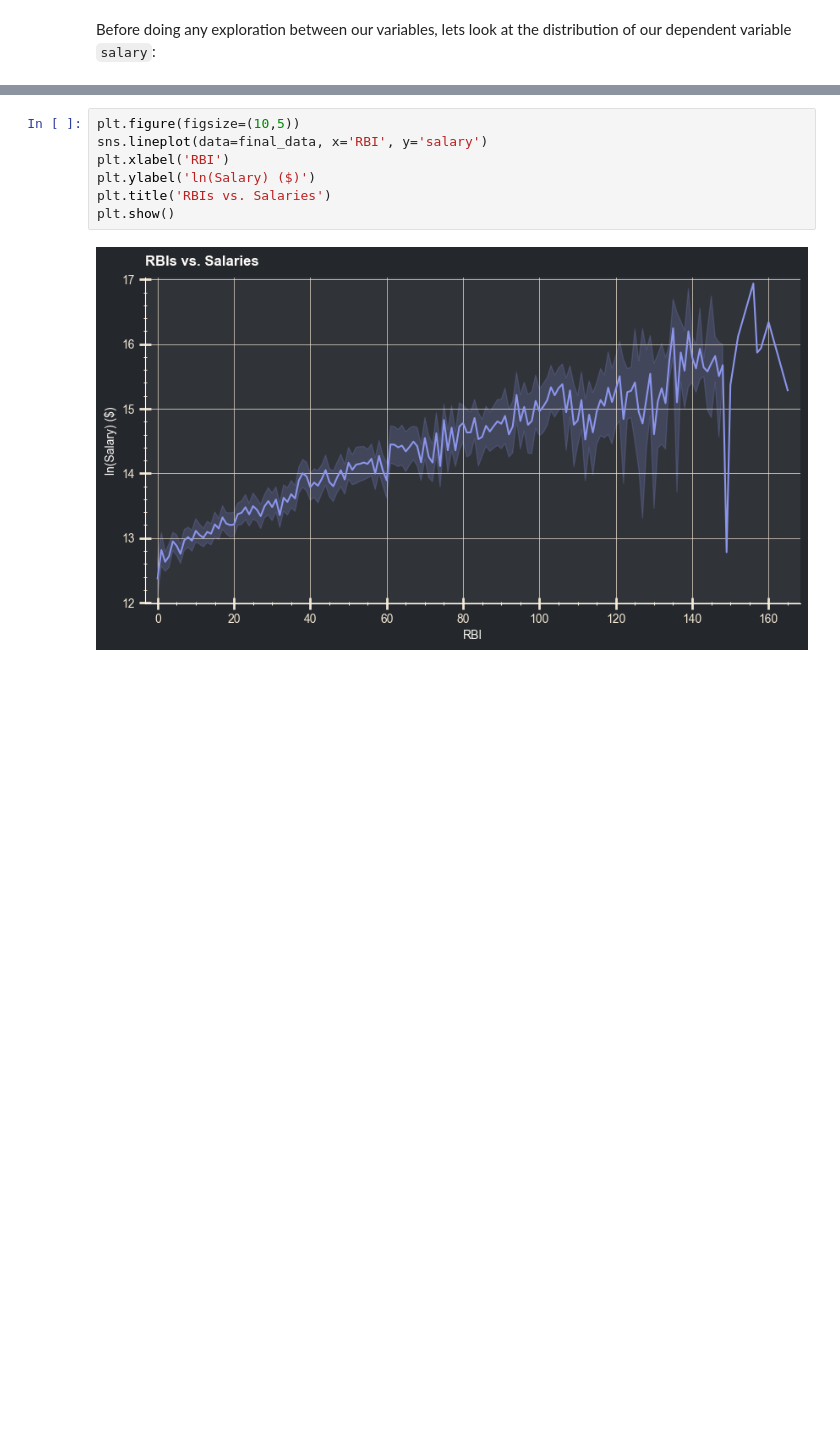
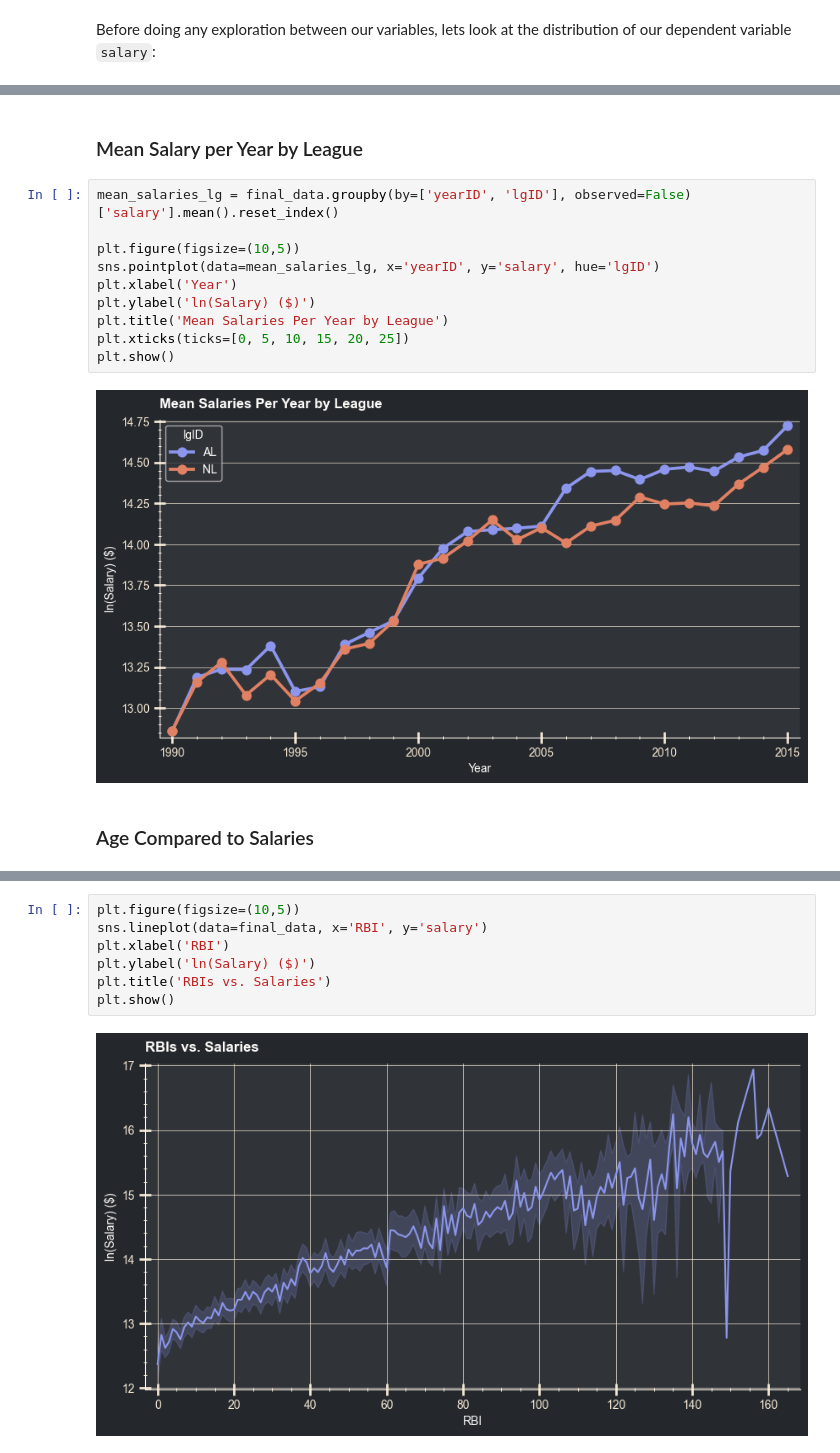
Before and after one commit to kpayton2903/PSTAT_131, a Jupyter notebook: Final_Project.ipynb, the cells around one changed output, grey strips where cells are left out. Saved outputs shown, nothing was run; the diff lists cells and outputs as text; blank space fills up the shorter version.

```diff
--- a/Final_Project.ipynb
+++ b/Final_Project.ipynb
@@ -262,0 +355,16 @@ plt.show()
+# %% [markdown]
+### Mean Salary per Year by League
+# %%
+mean_salaries_lg = final_data.groupby(by=['yearID', 'lgID'], observed=False)['salary'].mean().reset_index()
+
+plt.figure(figsize=(10,5))
+sns.pointplot(data=mean_salaries_lg, x='yearID', y='salary', hue='lgID')
+plt.xlabel('Year')
+plt.ylabel('ln(Salary) ($)')
+plt.title('Mean Salaries Per Year by League')
+plt.xticks(ticks=[0, 5, 10, 15, 20, 25])
+plt.show()
+# %% [output]
+[figure, added]
+# %% [markdown]
+### Age Compared to Salaries
```
Also changed, not shown: parts of 88 cells of this notebook.
